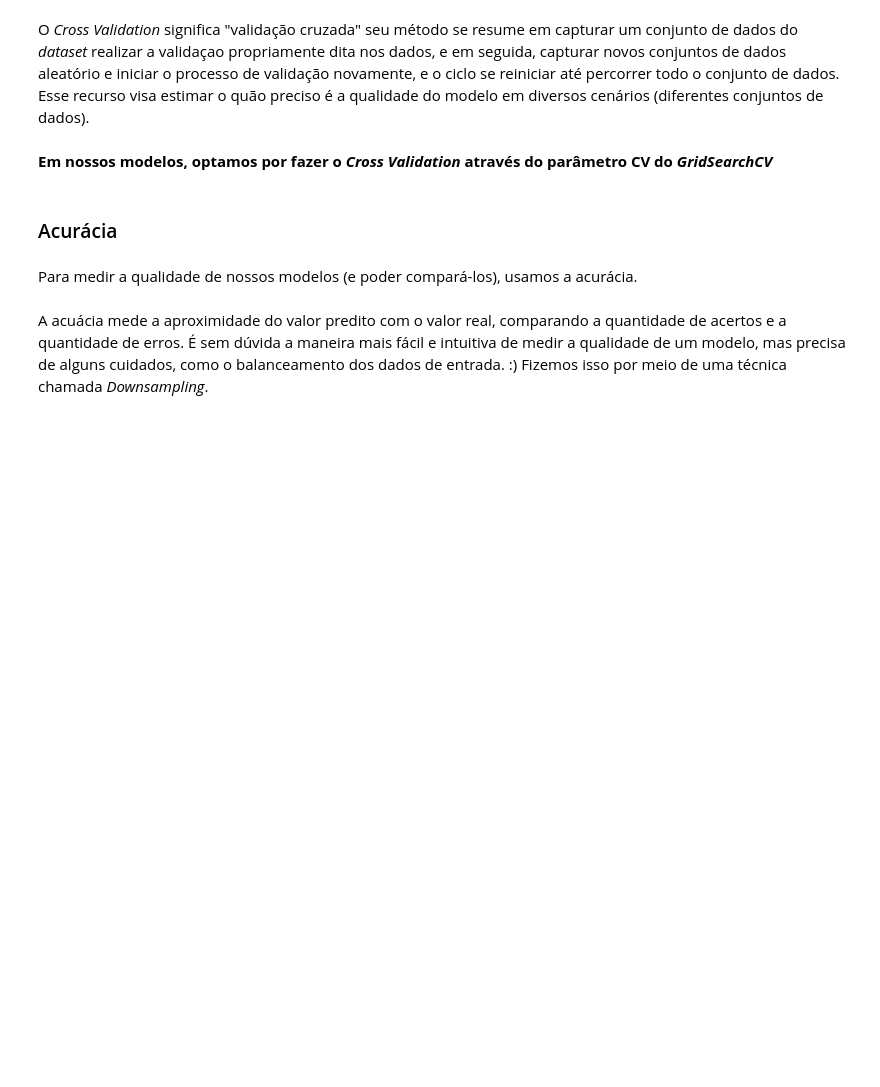
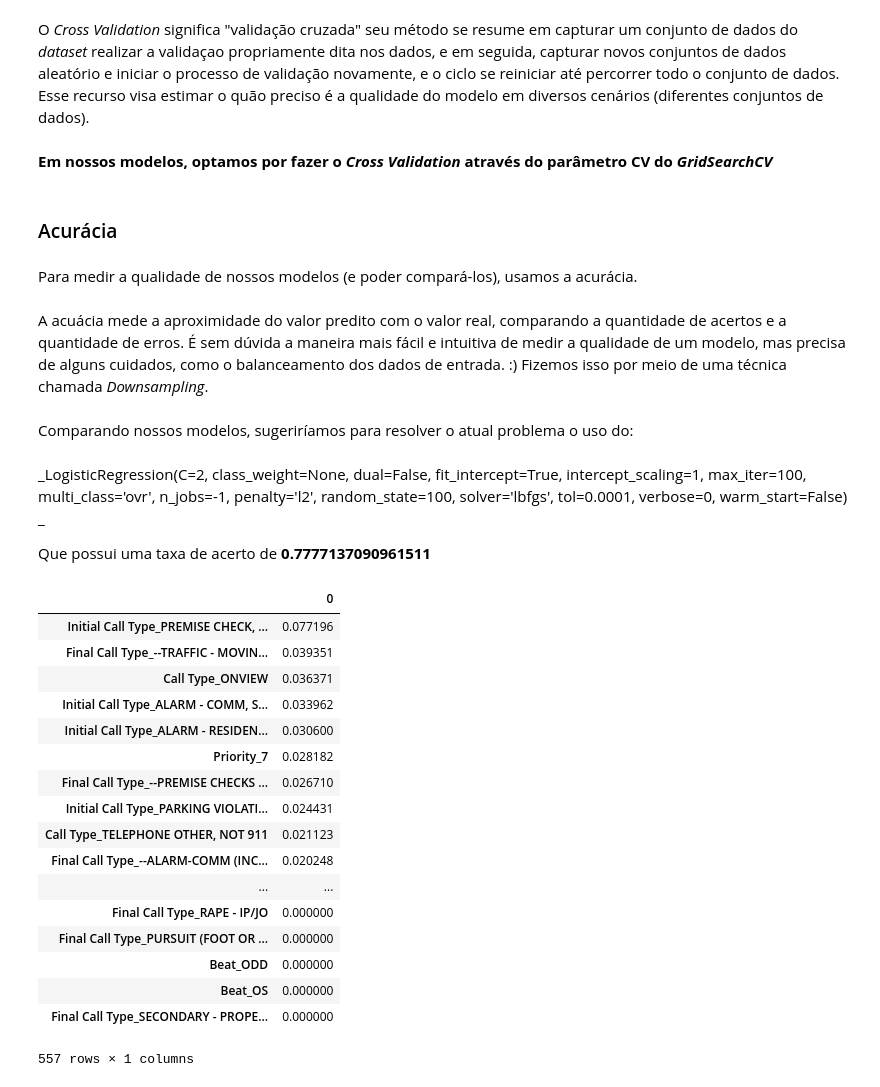
Before and after one commit to hlgurgel/uni7, a Jupyter notebook: Prova_Helder_Raphaella.ipynb, the cells around one changed output. Saved outputs shown, nothing was run; the diff lists cells and outputs as text; code cells hidden in the pictures; blank space fills up the shorter version.

Commit message:
adicionando features_importance

```diff
--- a/Prova_Helder_Raphaella.ipynb
+++ b/Prova_Helder_Raphaella.ipynb
@@ -647,3 +644,33 @@ O _Cross Validation_ significa "validação cruzada" seu método se resume em ca
 Para medir a qualidade de nossos modelos (e poder compará-los), usamos a acurácia.
 # %% [markdown]
 A acuácia mede a aproximidade do valor predito com o valor real, comparando a quantidade de acertos e a quantidade de erros. É sem dúvida a maneira mais fácil e intuitiva de medir a qualidade de um modelo, mas precisa de alguns cuidados, como o balanceamento dos dados de entrada. :) Fizemos isso por meio de uma técnica chamada _Downsampling_.
+# %% [markdown]
+Comparando nossos modelos, sugeriríamos para resolver o atual problema o uso do:
+# %% [markdown]
+_LogisticRegression(C=2, class_weight=None, dual=False, fit_intercept=True,
+          intercept_scaling=1, max_iter=100, multi_class='ovr', n_jobs=-1,
+          penalty='l2', random_state=100, solver='lbfgs', tol=0.0001,
+          verbose=0, warm_start=False) _
+
+Que possui uma taxa de acerto de **0.7777137090961511**
+# %%
+pd.DataFrame(random.estimator.feature_importances_, X_dataframe.columns.values).sort_values(0, ascending=False)
+# %% [output]
+|  | 0 |
+| Initial Call Type_PREMISE CHECK, ... | 0.077196 |
+| Final Call Type_--TRAFFIC - MOVIN... | 0.039351 |
+| Call Type_ONVIEW | 0.036371 |
+| Initial Call Type_ALARM - COMM, S... | 0.033962 |
+| Initial Call Type_ALARM - RESIDEN... | 0.030600 |
+| Priority_7 | 0.028182 |
+| Final Call Type_--PREMISE CHECKS ... | 0.026710 |
+| Initial Call Type_PARKING VIOLATI... | 0.024431 |
+| Call Type_TELEPHONE OTHER, NOT 911 | 0.021123 |
+| Final Call Type_--ALARM-COMM (INC... | 0.020248 |
+| ... | ... |
+| Final Call Type_RAPE - IP/JO | 0.000000 |
+| Final Call Type_PURSUIT (FOOT OR ... | 0.000000 |
+| Beat_ODD | 0.000000 |
+| Beat_OS | 0.000000 |
+| Final Call Type_SECONDARY - PROPE... | 0.000000 |
+557 rows × 1 columns
```
Also changed, not shown: parts of 10 cells of this notebook.
